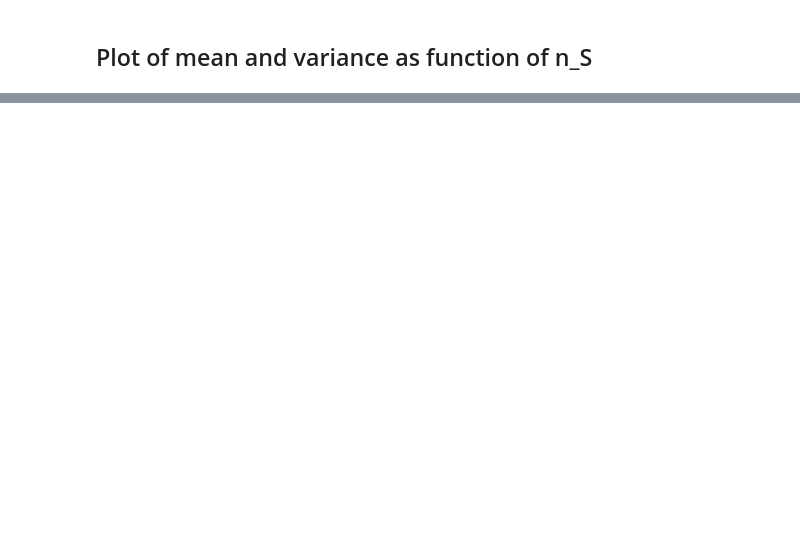
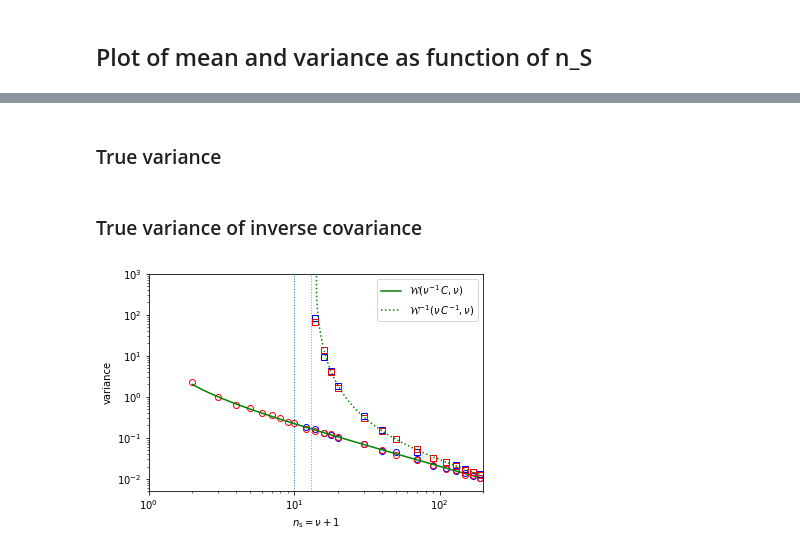
Before and after one commit to emilleishida/CorrMatrix_ABC, a Jupyter notebook: scripts/cov_matrix_definition/wishart.ipynb, the cells around one changed output, grey strips where cells are left out. Cells and saved outputs as stored; diff of their text form; code cells hidden in the pictures; blank space fills up the shorter version.

```diff
--- a/scripts/cov_matrix_definition/wishart.ipynb
+++ b/scripts/cov_matrix_definition/wishart.ipynb
@@ -186,0 +267,42 @@ plt.show()
+# %% [markdown]
+### True variance
+# %%
+var_tr  = []
+n_S_fine = np.arange(n_S_arr[0], n_S_arr[-1], len(n_S_arr)/100.0)
+for n_S in n_S_fine:
+    var_tr.append(1/(n_S - 1) * (cov[i][j]**2 + cov[i][i]*cov[j][j]))
+# %% [markdown]
+### True variance of inverse covariance
+# %%
+var_inv_tr  = []
+mask = []
+for n_S in n_S_fine:
+    if n_S > n_D + 4:
+        var_inv_tr.append(2 / (n_S - n_D - 2)**2 / (n_S - n_D - 4) * (n_S - 1)**2 * cov_inv[i][i]**2)
+        mask.append(0)
+    else:
+        var_inv_tr.append(-1)
+        mask.append(1)
+var_inv_trw  = np.ma.masked_array(var_inv_tr, mask=mask)
+# %%
+plt.plot(n_S_arr, var_mw, 'bo', mfc='none')
+plt.plot(n_S_arr, var_c, 'ro', mfc='none')
+plt.plot(n_S_fine, var_tr, 'g', label='${\\cal W}(\\nu^{-1} \, C, \\nu)$')
+
+plt.plot(n_S_arr, var_inv_mw, 'bs', mfc='none')
+plt.plot(n_S_arr, var_inv_mc, 'rs', mfc='none')
+plt.plot(n_S_fine, var_inv_tr, 'g:', label='${\\cal W}^{-1}(\\nu \, C^{-1}, \\nu)$')
+plt.xlabel('$n_{\\rm s} = \\nu + 1$')
+plt.ylabel('variance')
+ax = plt.subplot(1, 1, 1)
+ax.set_xscale('log')
+ax.set_yscale('log')
+plt.xlim(1, 20*n_D)
+plt.ylim(5e-3, 1e3)
+ylim = plt.ylim()
+plt.legend(loc='best')
+plt.plot([n_D, n_D], ylim, ':', linewidth=1)
+plt.plot([n_D+3, n_D+3], ylim, ':', linewidth=1)
+plt.show()
+# %% [output]
+[figure, added]
```
Also changed, not shown: parts of 11 cells of this notebook.
